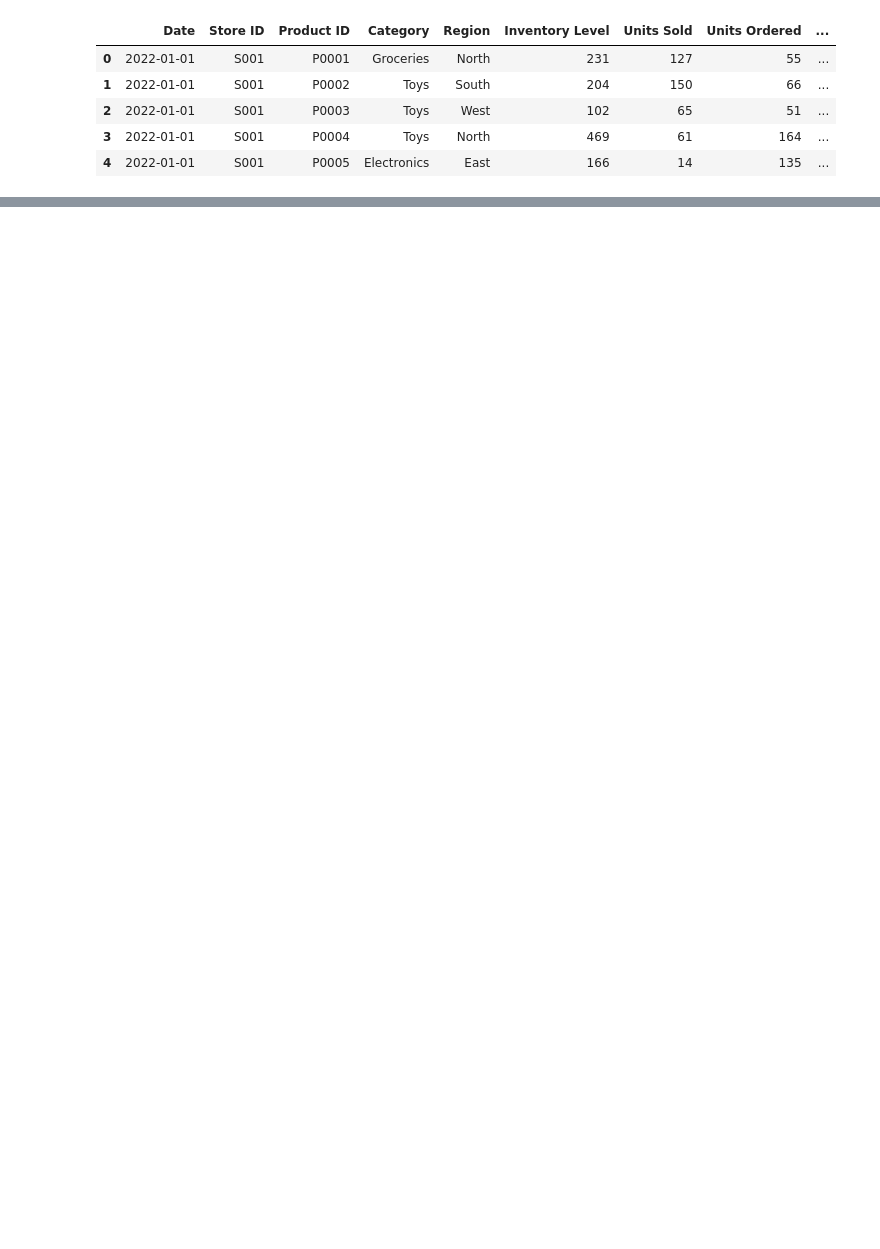
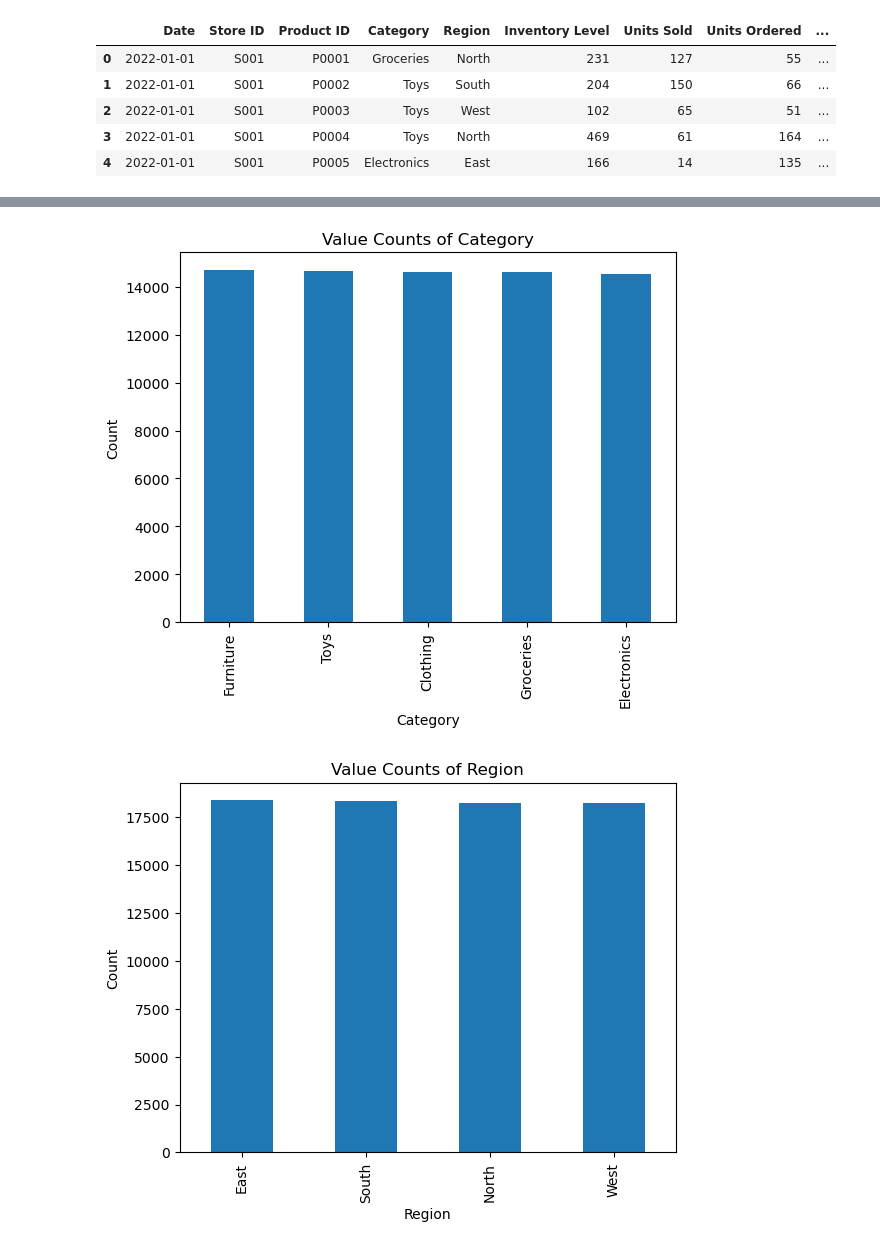
Before and after one commit to mitchellalex59/FoundBA, a Jupyter notebook: Term Project/notebook.ipynb, the cells around one changed output, grey strips where cells are left out. Drawn from its saved outputs; the diff is of its cells as text; code cells hidden in the pictures; blank space fills up the shorter version.

```diff
--- a/Term Project/notebook.ipynb
+++ b/Term Project/notebook.ipynb
@@ -289,0 +122,12 @@ less than good silhouette score
+# %%
+categorical_cols = ['Category', 'Region', 'Weather Condition', 'Seasonality']
+
+for col in categorical_cols:
+    df[col].value_counts().plot(kind='bar')
+    plt.title(f"Value Counts of {col}")
+    plt.xlabel(col)
+    plt.ylabel('Count')
+    plt.show()
+# %% [output]
+[figure, added]
+[figure, added]
```
Also changed, not shown: parts of 71 cells of this notebook, 4 other files.
